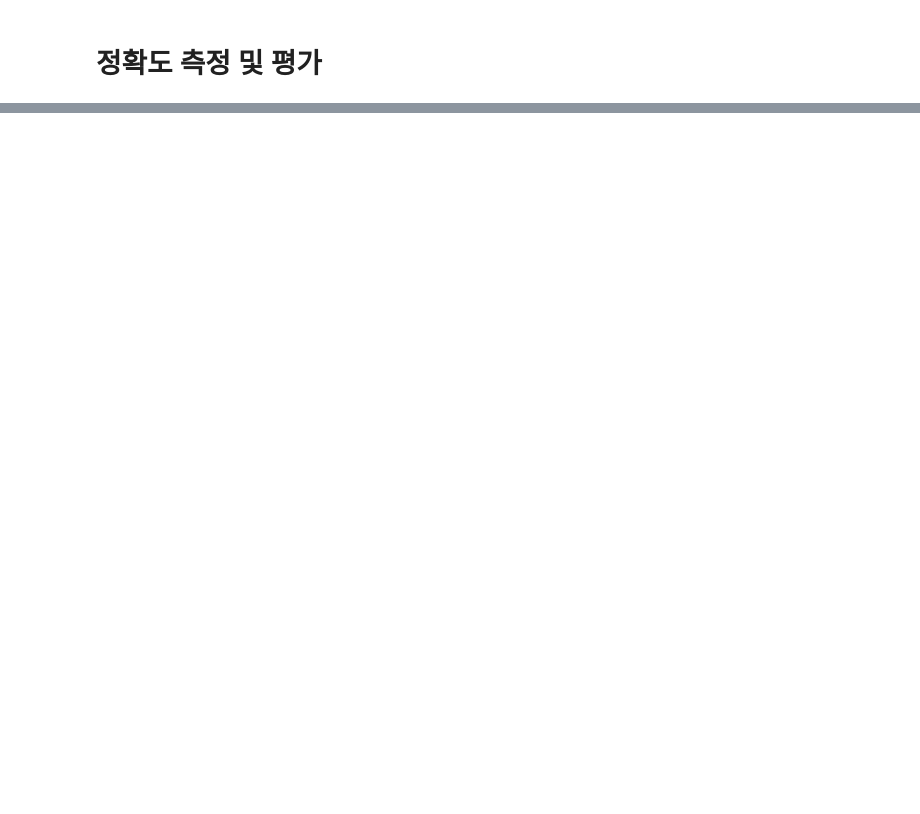
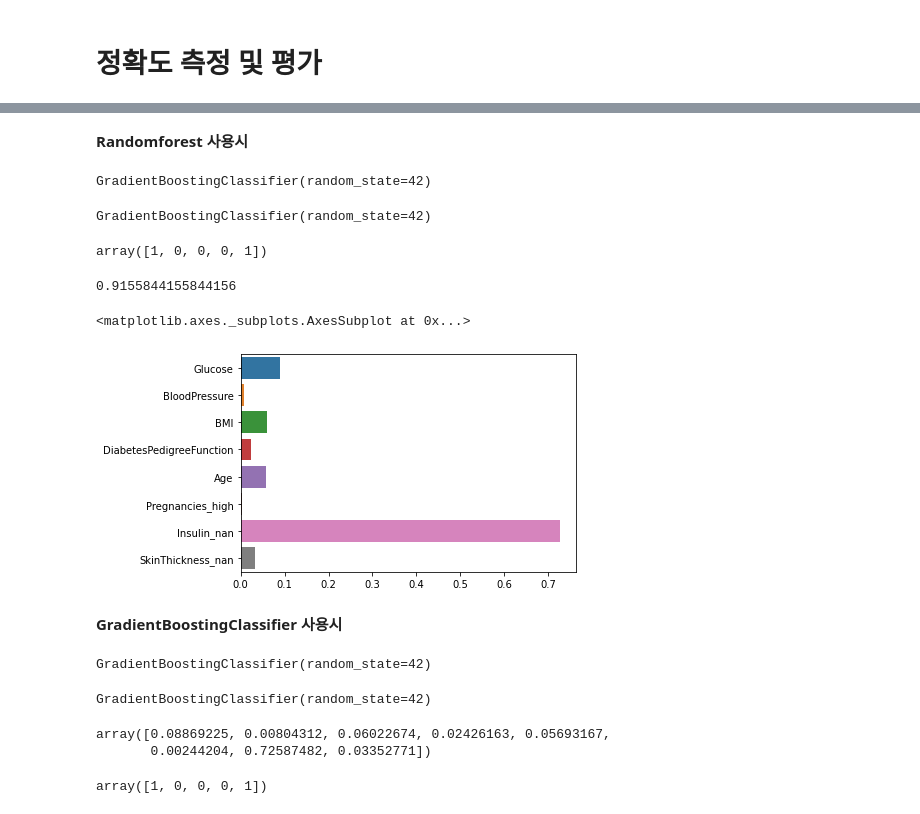
Before and after one commit to FrenteBW/DB-Architecture-about-Clothing-store, a Jupyter notebook: Pima_Indians_Diabetes_Classification.ipynb, the cells around one changed output, grey strips where cells are left out. Drawn from its saved outputs; the diff is of its cells as text; code cells hidden in the pictures; blank space fills up the shorter version.

```diff
--- a/Pima_Indians_Diabetes_Classification.ipynb
+++ b/Pima_Indians_Diabetes_Classification.ipynb
@@ -486,0 +551,3 @@ accuracy_score(y_test, y_predict) * 100
+# %%
+param_distributions = {"max_depth" : range(2,20), "max_features" : [0.1, 0.3, 0.5, 0.7, 0.9, 1]}
+param_distributions
@@ -486,0 +556,13 @@ accuracy_score(y_test, y_predict) * 100
+# %%
+from sklearn.model_selection import RandomizedSearchCV #RandomizedSearchCV 사용
+
+clf = RandomizedSearchCV(model,
+    param_distributions,
+    n_iter=10,
+    scoring="accuracy",
+    n_jobs=-1,
+    cv=5,
+    random_state=42
+    )
+
+clf.fit(X_train, y_train)
@@ -486,0 +584,54 @@ accuracy_score(y_test, y_predict) * 100
+# %% [markdown]
+**Randomforest 사용시**
+# %%
+from sklearn.ensemble import GradientBoostingClassifier #Randomforest 사용
+
+model = GradientBoostingClassifier(random_state=42)
+model
+# %% [output]
+GradientBoostingClassifier(random_state=42)
+# %%
+model.fit(X_train, y_train)
+# %% [output]
+GradientBoostingClassifier(random_state=42)
+# %%
+y_predict = model.predict(X_test)
+y_predict[:5]
+# %% [output]
+array([1, 0, 0, 0, 1])
+# %%
+from sklearn.metrics import accuracy_score #결과 예측(결과 향상)
+
+accuracy_score(y_test, y_predict)
+# %% [output]
+0.9155844155844156
+# %%
+feature_names = X_train.columns.tolist() #가장 중요했던 요인 나타냄
+
+sns.barplot(x=model.feature_importances_, y=feature_names)
+# %% [output]
+<matplotlib.axes._subplots.AxesSubplot at 0x...>
+[figure, added]
+# %% [markdown]
+**GradientBoostingClassifier 사용시**
+# %%
+from sklearn.ensemble import GradientBoostingClassifier #GradientBoostingClassifier 사용
+
+model = GradientBoostingClassifier(random_state=42)
+model
+# %% [output]
+GradientBoostingClassifier(random_state=42)
+# %%
+model.fit(X_train, y_train)
+# %% [output]
+GradientBoostingClassifier(random_state=42)
+# %%
+model.feature_importances_
+# %% [output]
+array([0.08869225, 0.00804312, 0.06022674, 0.02426163, 0.05693167,
+       0.00244204, 0.72587482, 0.03352771])
+# %%
+y_predict = model.predict(X_test)
+y_predict[:5]
+# %% [output]
+array([1, 0, 0, 0, 1])
```
Also changed, not shown: parts of 21 cells of this notebook.
